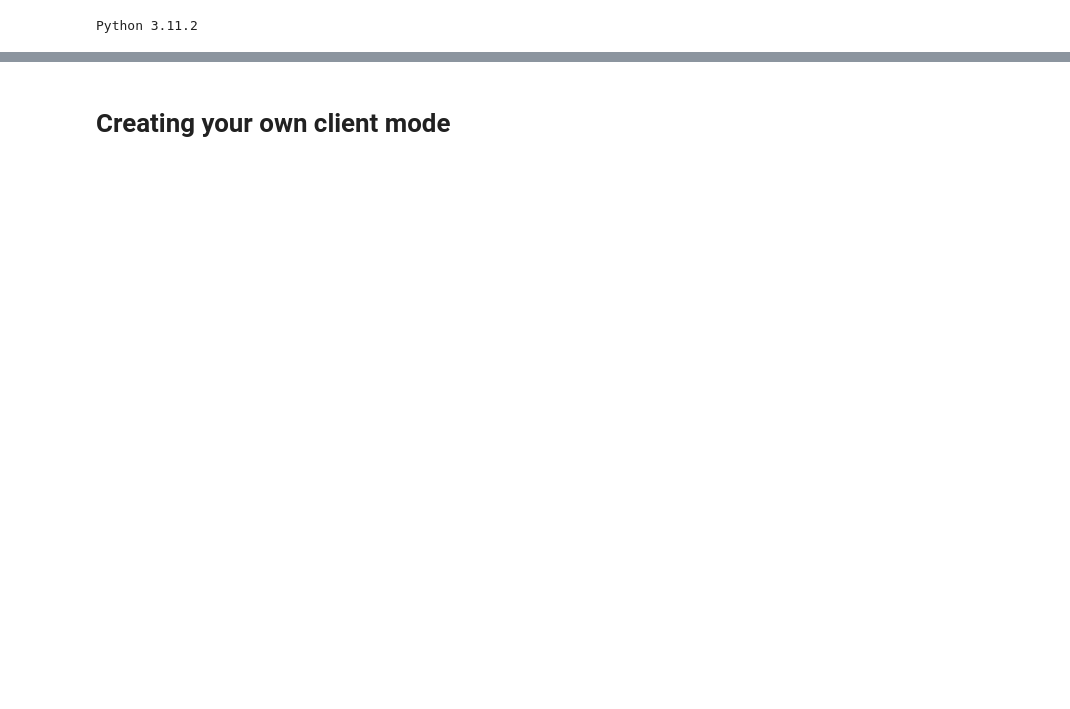
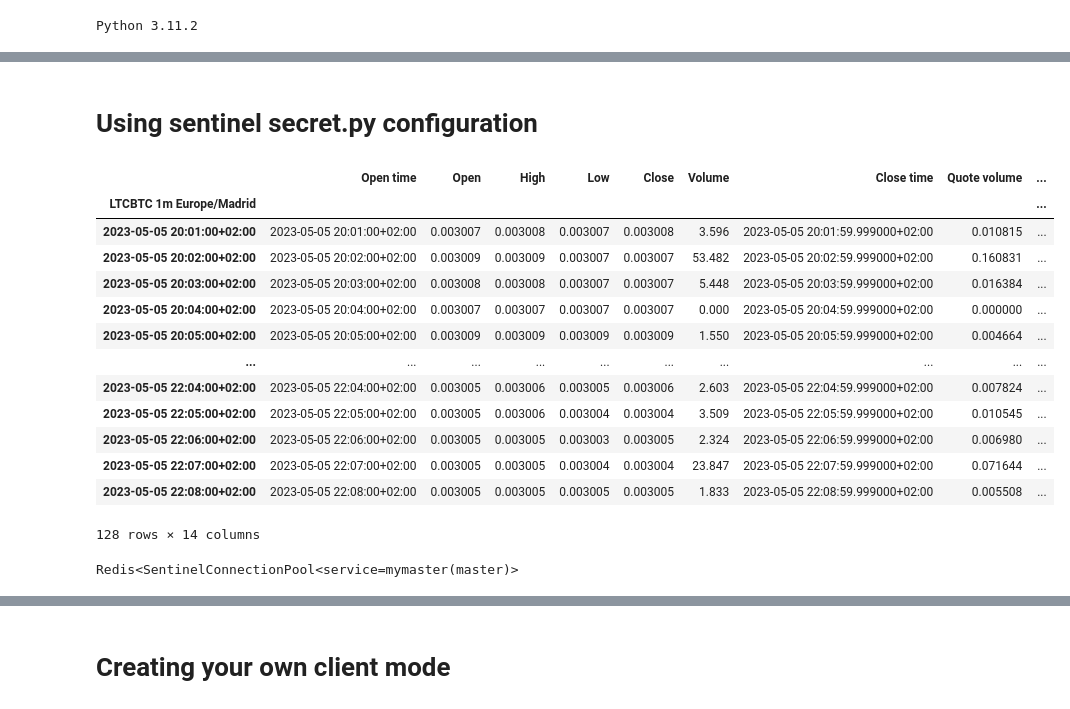
Before and after one commit to nand0san/binpan_studio, a Jupyter notebook: examples redis_fetch.ipynb, the cells around one changed output, grey strips where cells are left out. Saved outputs shown, nothing was run; the diff lists cells and outputs as text; code cells hidden in the pictures; blank space fills up the shorter version.

```diff
--- a/examples redis_fetch.ipynb
+++ b/examples redis_fetch.ipynb
@@ -90,0 +162,24 @@ Requesting atomic trades between 2023-05-03 05:31:00 and 2023-05-03 22:09:59
+# %% [markdown]
+# Using sentinel secret.py configuration
+# %%
+sym = binpan.Symbol(symbol='ltcbtc', tick_interval='1m', sentinel_redis=True, time_zone='Europe/Madrid', limit=5000)
+sym.df
+# %% [output]
+|  | Open time | Open | High | Low | Close | Volume | Close time | Quote volume | ... |
+| LTCBTC 1m Europe/Madrid |  |  |  |  |  |  |  |  | ... |
+| 2023-05-05 20:01:00+02:00 | 2023-05-05 20:01:00+02:00 | 0.003007 | 0.003008 | 0.003007 | 0.003008 | 3.596 | 2023-05-05 20:01:59.999000+02:00 | 0.010815 | ... |
+| 2023-05-05 20:02:00+02:00 | 2023-05-05 20:02:00+02:00 | 0.003009 | 0.003009 | 0.003007 | 0.003007 | 53.482 | 2023-05-05 20:02:59.999000+02:00 | 0.160831 | ... |
+| 2023-05-05 20:03:00+02:00 | 2023-05-05 20:03:00+02:00 | 0.003008 | 0.003008 | 0.003007 | 0.003007 | 5.448 | 2023-05-05 20:03:59.999000+02:00 | 0.016384 | ... |
+| 2023-05-05 20:04:00+02:00 | 2023-05-05 20:04:00+02:00 | 0.003007 | 0.003007 | 0.003007 | 0.003007 | 0.000 | 2023-05-05 20:04:59.999000+02:00 | 0.000000 | ... |
+| 2023-05-05 20:05:00+02:00 | 2023-05-05 20:05:00+02:00 | 0.003009 | 0.003009 | 0.003009 | 0.003009 | 1.550 | 2023-05-05 20:05:59.999000+02:00 | 0.004664 | ... |
+| ... | ... | ... | ... | ... | ... | ... | ... | ... | ... |
+| 2023-05-05 22:04:00+02:00 | 2023-05-05 22:04:00+02:00 | 0.003005 | 0.003006 | 0.003005 | 0.003006 | 2.603 | 2023-05-05 22:04:59.999000+02:00 | 0.007824 | ... |
+| 2023-05-05 22:05:00+02:00 | 2023-05-05 22:05:00+02:00 | 0.003005 | 0.003006 | 0.003004 | 0.003004 | 3.509 | 2023-05-05 22:05:59.999000+02:00 | 0.010545 | ... |
+| 2023-05-05 22:06:00+02:00 | 2023-05-05 22:06:00+02:00 | 0.003005 | 0.003005 | 0.003003 | 0.003005 | 2.324 | 2023-05-05 22:06:59.999000+02:00 | 0.006980 | ... |
+| 2023-05-05 22:07:00+02:00 | 2023-05-05 22:07:00+02:00 | 0.003005 | 0.003005 | 0.003004 | 0.003004 | 23.847 | 2023-05-05 22:07:59.999000+02:00 | 0.071644 | ... |
+| 2023-05-05 22:08:00+02:00 | 2023-05-05 22:08:00+02:00 | 0.003005 | 0.003005 | 0.003005 | 0.003005 | 1.833 | 2023-05-05 22:08:59.999000+02:00 | 0.005508 | ... |
+128 rows × 14 columns
+# %%
+sym.from_redis
+# %% [output]
+Redis<SentinelConnectionPool<service=mymaster(master)>
```
Also changed, not shown: parts of 36 cells of this notebook, 14 other files.
